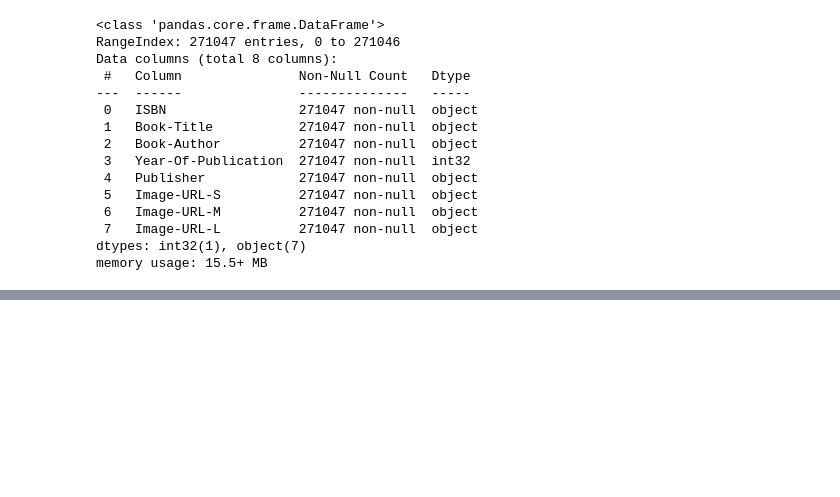
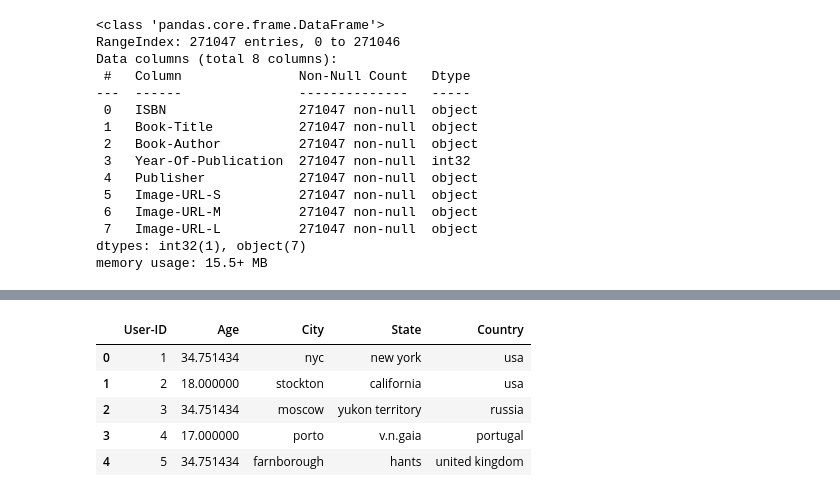
Before and after one commit to maheshhmahi/Book-Recommendation-System, a Jupyter notebook: code/main.ipynb, the cells around one changed output, grey strips where cells are left out. Saved outputs shown, nothing was run; the diff lists cells and outputs as text; code cells hidden in the pictures; blank space fills up the shorter version.

```diff
--- a/code/main.ipynb
+++ b/code/main.ipynb
@@ -240,0 +476,5 @@ memory usage: 15.5+ MB
+# %%
+users.loc[(users['Age'] > 90) | (users['Age'] < 5)] = np.nan
+# %%
+users['Age'].fillna((users['Age'].mean()), inplace=True)
+users['Age'].unique()
@@ -240,0 +518,20 @@ memory usage: 15.5+ MB
+# %%
+location_series = users['Location']
+
+def split_location(location):
+    if pd.notna(location):
+        parts = [part.strip() for part in location.split(',')]
+        city = parts[0] if len(parts) > 0 else None
+        state = parts[1] if len(parts) > 1 else None
+        country = parts[2] if len(parts) > 2 else None
+        return pd.Series({'City': city, 'State': state, 'Country': country})
+    else:
+        return pd.Series({'City': None, 'State': None, 'Country': None})
+
+split_location_result = location_series.apply(split_location)
+
+users = pd.concat([users, split_location_result], axis=1)
+
+users = users.drop('Location', axis=1)
+
+print(users)
@@ -240,0 +553,3 @@ memory usage: 15.5+ MB
+# %%
+users.drop_duplicates(keep='last', inplace=True)
+users.reset_index(drop=True, inplace=True)
@@ -240,0 +571,9 @@ memory usage: 15.5+ MB
+# %%
+users.head()
+# %% [output]
+|  | User-ID | Age | City | State | Country |
+| 0 | 1 | 34.751434 | nyc | new york | usa |
+| 1 | 2 | 18.000000 | stockton | california | usa |
+| 2 | 3 | 34.751434 | moscow | yukon territory | russia |
+| 3 | 4 | 17.000000 | porto | v.n.gaia | portugal |
+| 4 | 5 | 34.751434 | farnborough | hants | united kingdom |
```
Also changed, not shown: parts of 38 cells of this notebook, 3 other files.
